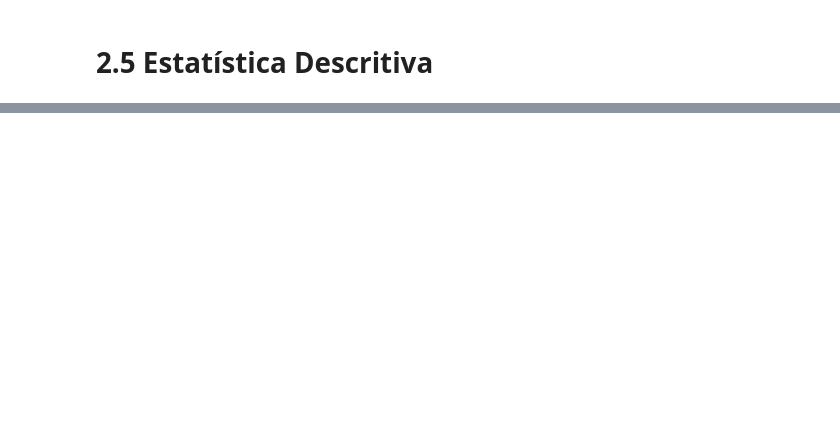
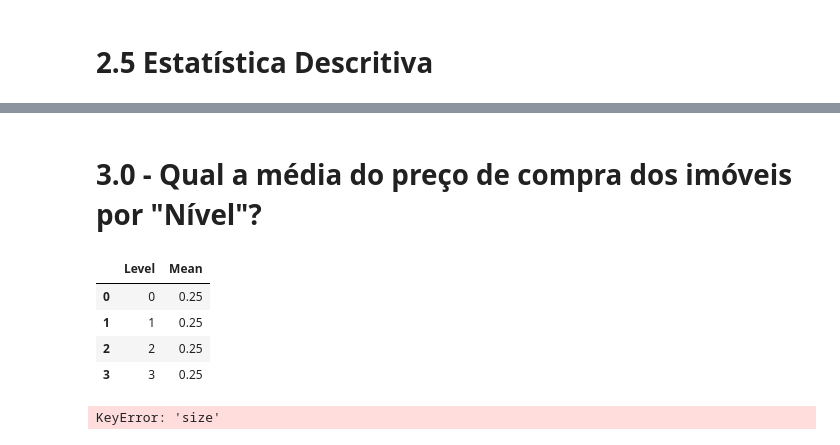
Before and after one commit to ThalisRuan/python_do_DS_ao_DEV-, a Jupyter notebook: notebook/Resolucao_Exercicio_05.ipynb, the cells around one changed output, grey strips where cells are left out. Drawn from its saved outputs; the diff is of its cells as text; code cells hidden in the pictures; blank space fills up the shorter version.

```diff
--- a/notebook/Resolucao_Exercicio_05.ipynb
+++ b/notebook/Resolucao_Exercicio_05.ipynb
@@ -210,0 +247,18 @@ num_metricas(num_atributos)
+# %% [markdown]
+# 3.0 - Qual a média do preço de compra dos imóveis por "Nível"?
+# %%
+aux = []
+
+for i in range (4):
+    m = (df['level'] == i).sum()/(df.shape[0])
+    aux.append(m)
+    media_level= pd.DataFrame(aux).reset_index()
+    media_level.columns = ['Level','Mean']
+
+media_level
+# %% [output]
+|  | Level | Mean |
+| 0 | 0 | 0.25 |
+| 1 | 1 | 0.25 |
+| 2 | 2 | 0.25 |
+| 3 | 3 | 0.25 |
@@ -210,0 +267,13 @@ num_metricas(num_atributos)
+# %%
+# # Media por Tamanho ' Size '
+
+aux01 = []
+for i in range(4):
+    m = (df['size'] == i).sum()/(df.shape[0])
+    aux01.append(m)
+    media_size= pd.DataFrame(aux01).reset_index()
+    media_size.columns = ['Size','Mean']
+
+media_size
+# %% [output]
+KeyError: 'size'
```
Also changed, not shown: parts of 22 cells of this notebook, 2 other files.
